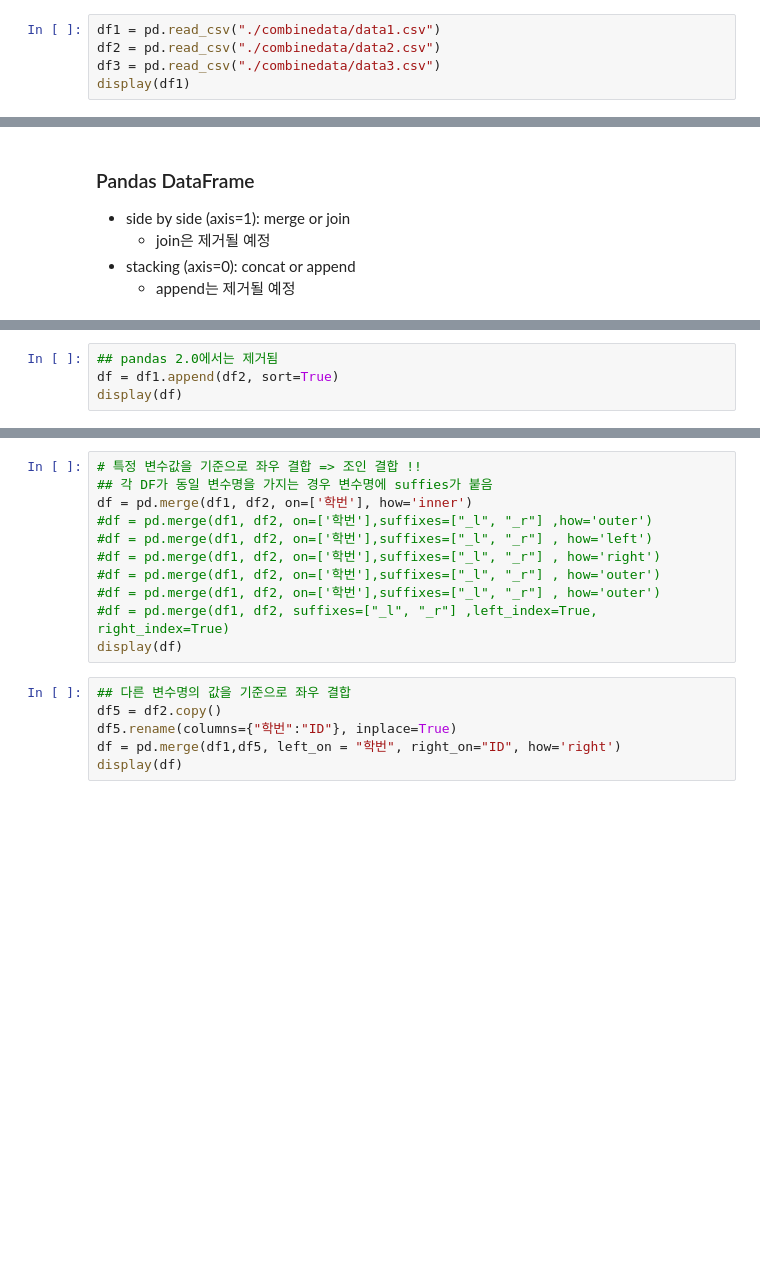
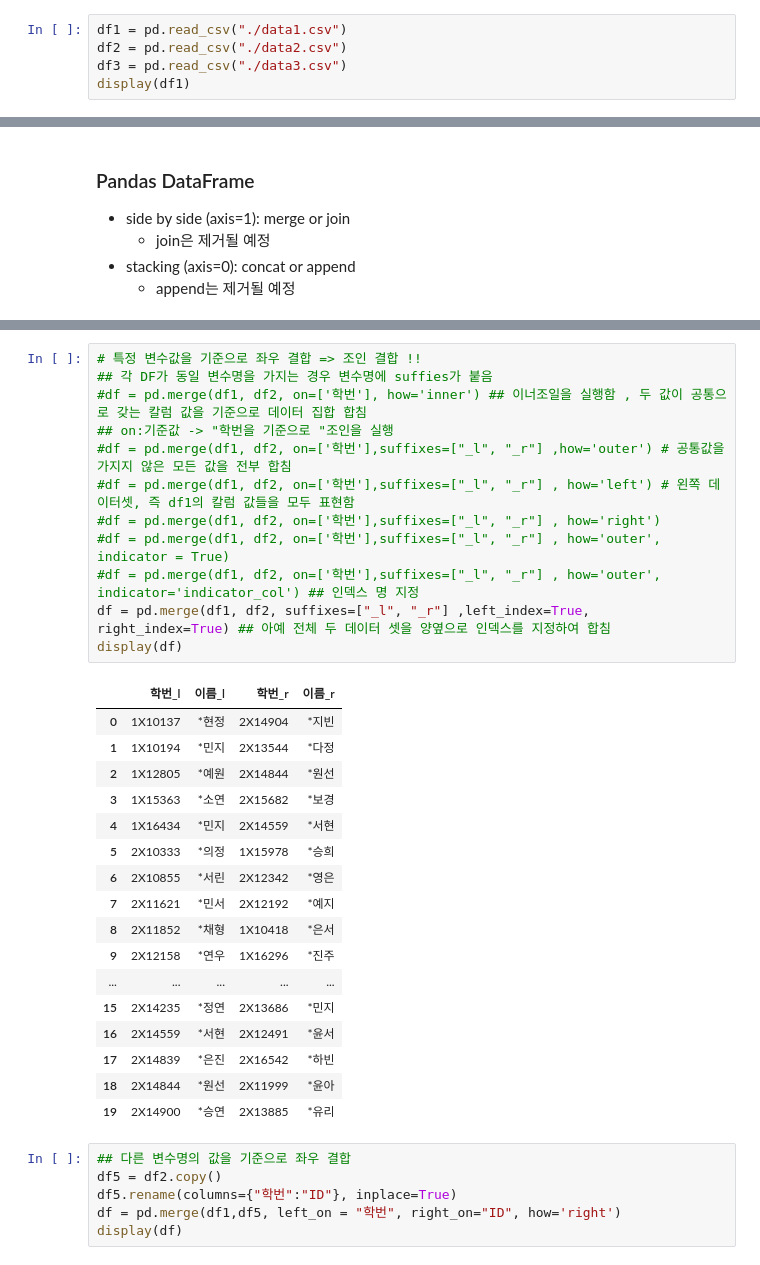
Before and after one commit to uijungkwon/data_analysis, a Jupyter notebook: BSA05/BSA05_Combine-DataFrame.ipynb, the cells around one changed output, grey strips where cells are left out. Cells and saved outputs as stored; diff of their text form; blank space fills up the shorter version.

```diff
--- a/BSA05/BSA05_Combine-DataFrame.ipynb
+++ b/BSA05/BSA05_Combine-DataFrame.ipynb
@@ -1,7 +1,7 @@
 # %%
 import pandas as pd
 # %%
-df1 = pd.read_csv("./combinedata/data1.csv")
-df2 = pd.read_csv("./combinedata/data2.csv")
-df3 = pd.read_csv("./combinedata/data3.csv")
+df1 = pd.read_csv("./data1.csv")
+df2 = pd.read_csv("./data2.csv")
+df3 = pd.read_csv("./data3.csv")
 display(df1)
@@ -42,4 +196,0 @@ display(df)
-# %%
-## pandas 2.0에서는 제거됨
-df = df1.append(df2, sort=True)
-display(df)
@@ -59,14 +236,33 @@ display(df)
 # %%
 # 특정 변수값을 기준으로 좌우 결합 => 조인 결합 !!
 ## 각 DF가 동일 변수명을 가지는 경우 변수명에 suffies가 붙음
-df = pd.merge(df1, df2, on=['학번'], how='inner')
-#df = pd.merge(df1, df2, on=['학번'],suffixes=["_l", "_r"] ,how='outer')
-#df = pd.merge(df1, df2, on=['학번'],suffixes=["_l", "_r"] , how='left')
+#df = pd.merge(df1, df2, on=['학번'], how='inner') ## 이너조일을 실행함 , 두 값이 공통으로 갖는 칼럼 값을 기준으로 데이터 집합 합침
+## on:기준값 -> "학번을 기준으로 "조인을 실행
+#df = pd.merge(df1, df2, on=['학번'],suffixes=["_l", "_r"] ,how='outer') # 공통값을 가지지 않은 모든 값을 전부 합침
+#df = pd.merge(df1, df2, on=['학번'],suffixes=["_l", "_r"] , how='left') # 왼쪽 데이터셋, 즉 df1의 칼럼 값들을 모두 표현함
 #df = pd.merge(df1, df2, on=['학번'],suffixes=["_l", "_r"] , how='right')
-#df = pd.merge(df1, df2, on=['학번'],suffixes=["_l", "_r"] , how='outer')
-#df = pd.merge(df1, df2, on=['학번'],suffixes=["_l", "_r"] , how='outer')
-#df = pd.merge(df1, df2, suffixes=["_l", "_r"] ,left_index=True, right_index=True)
+#df = pd.merge(df1, df2, on=['학번'],suffixes=["_l", "_r"] , how='outer', indicator = True)
+#df = pd.merge(df1, df2, on=['학번'],suffixes=["_l", "_r"] , how='outer', indicator='indicator_col') ## 인덱스 명 지정
+df = pd.merge(df1, df2, suffixes=["_l", "_r"] ,left_index=True, right_index=True) ## 아예 전체 두 데이터 셋을 양옆으로 인덱스를 지정하여 합침
 display(df)
+# %% [output]
+|  | 학번_l | 이름_l | 학번_r | 이름_r |
+| 0 | 1X10137 | *현정 | 2X14904 | *지빈 |
+| 1 | 1X10194 | *민지 | 2X13544 | *다정 |
+| 2 | 1X12805 | *예원 | 2X14844 | *원선 |
+| 3 | 1X15363 | *소연 | 2X15682 | *보경 |
+| 4 | 1X16434 | *민지 | 2X14559 | *서현 |
+| 5 | 2X10333 | *의정 | 1X15978 | *승희 |
+| 6 | 2X10855 | *서린 | 2X12342 | *영은 |
+| 7 | 2X11621 | *민서 | 2X12192 | *예지 |
+| 8 | 2X11852 | *채형 | 1X10418 | *은서 |
+| 9 | 2X12158 | *연우 | 1X16296 | *진주 |
+| ... | ... | ... | ... | ... |
+| 15 | 2X14235 | *정연 | 2X13686 | *민지 |
+| 16 | 2X14559 | *서현 | 2X12491 | *윤서 |
+| 17 | 2X14839 | *은진 | 2X16542 | *하빈 |
+| 18 | 2X14844 | *원선 | 2X11999 | *윤아 |
+| 19 | 2X14900 | *승연 | 2X13885 | *유리 |
 # %%
 ## 다른 변수명의 값을 기준으로 좌우 결합
 df5 = df2.copy()
```
Also changed, not shown: parts of 13 cells of this notebook, 2 other files.
